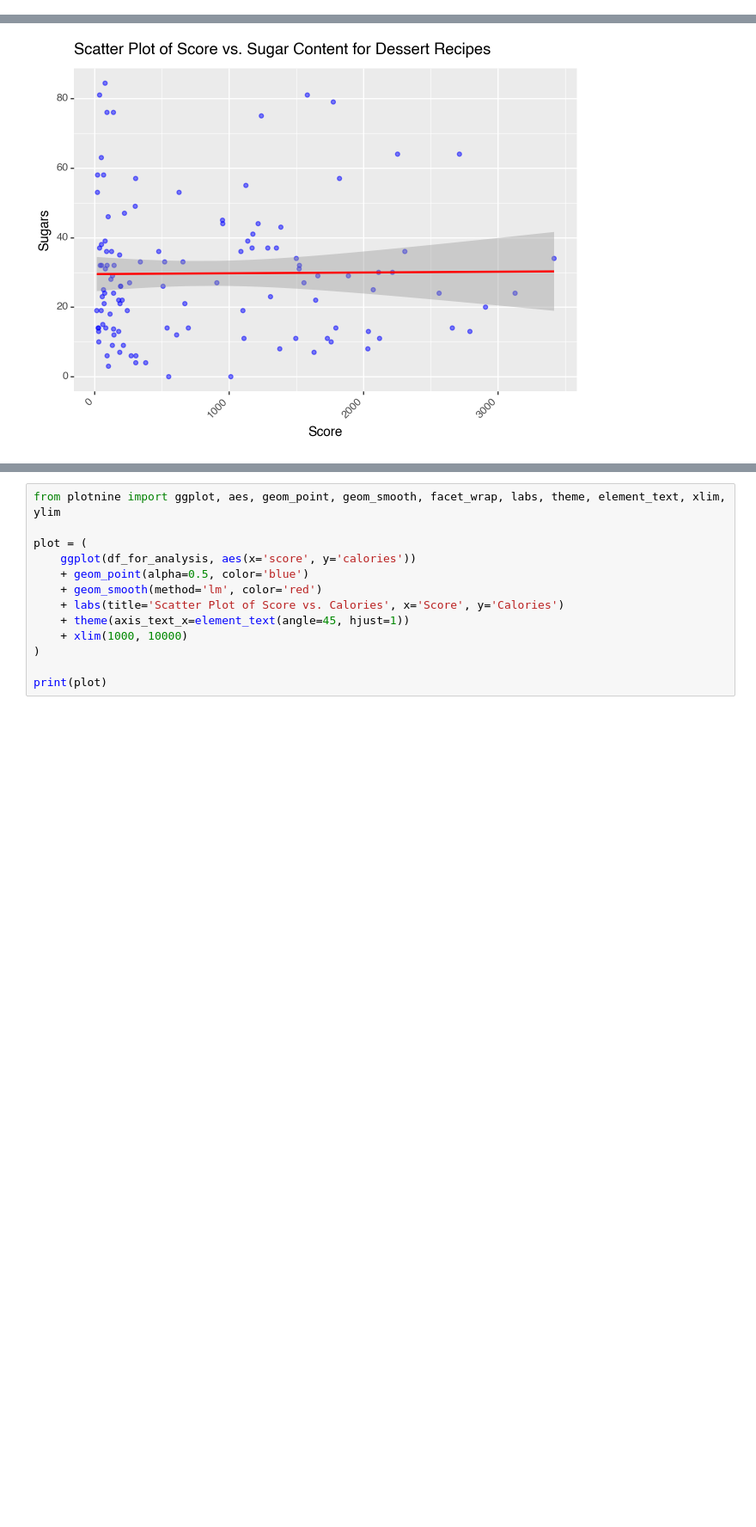
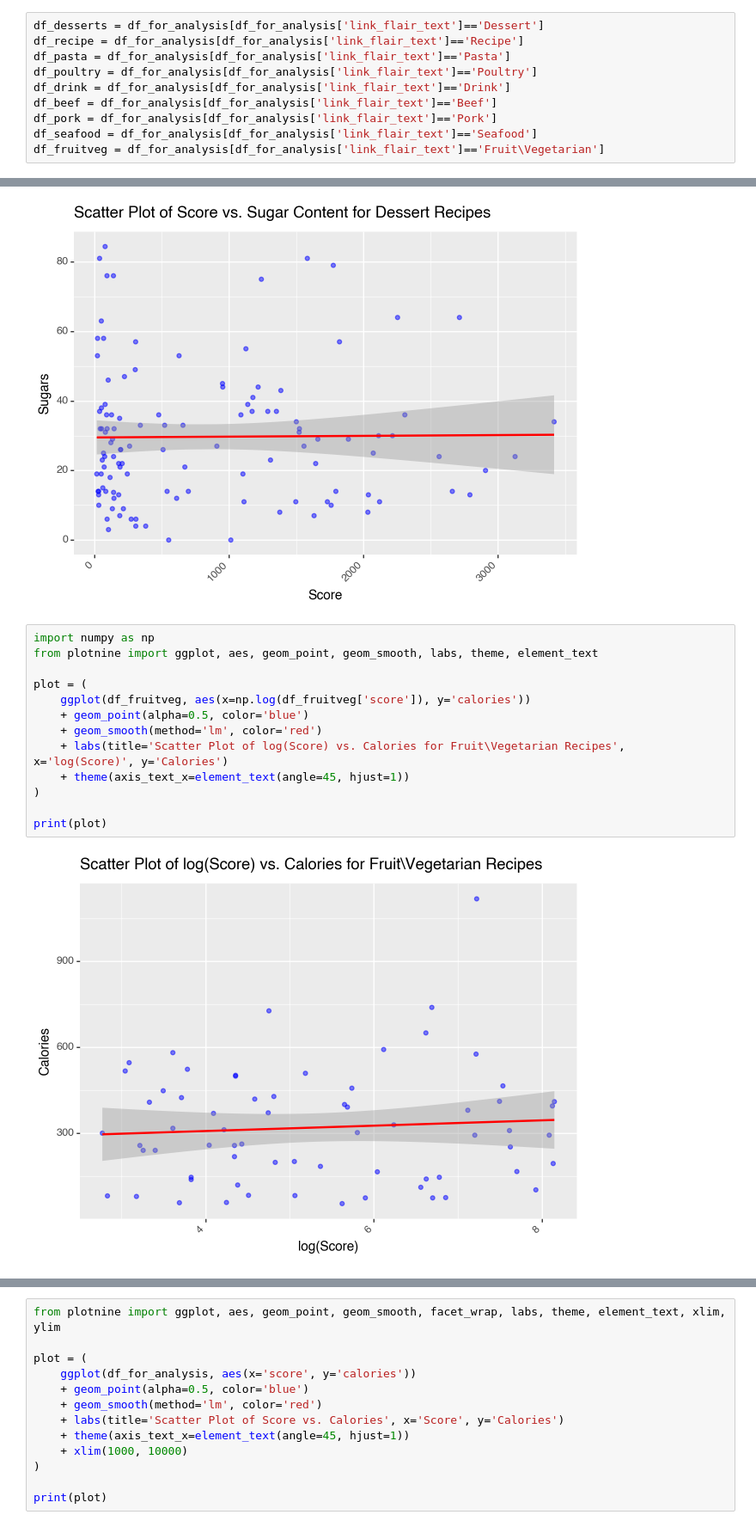
Before and after one commit to lse-ds105/ds105a-project-chadgpt, a Jupyter notebook: notebooks/04 Tests for Cosine Similarity.ipynb, the cells around one changed output, grey strips where cells are left out. Shown at 86% size. Saved outputs shown, nothing was run; the diff lists cells and outputs as text; blank space fills up the shorter version.

Commit message:
more plots

```diff
--- a/notebooks/04 Tests for Cosine Similarity.ipynb
+++ b/notebooks/04 Tests for Cosine Similarity.ipynb
@@ -201,3 +191,13 @@ df_desserts.head()
+# %%
+df_desserts = df_for_analysis[df_for_analysis['link_flair_text']=='Dessert']
+df_recipe = df_for_analysis[df_for_analysis['link_flair_text']=='Recipe']
+df_pasta = df_for_analysis[df_for_analysis['link_flair_text']=='Pasta']
+df_poultry = df_for_analysis[df_for_analysis['link_flair_text']=='Poultry']
+df_drink = df_for_analysis[df_for_analysis['link_flair_text']=='Drink']
+df_beef = df_for_analysis[df_for_analysis['link_flair_text']=='Beef']
+df_pork = df_for_analysis[df_for_analysis['link_flair_text']=='Pork']
+df_seafood = df_for_analysis[df_for_analysis['link_flair_text']=='Seafood']
+df_fruitveg = df_for_analysis[df_for_analysis['link_flair_text']=='Fruit\Vegetarian']
 # %%
 from plotnine import ggplot, aes, geom_point, geom_smooth, facet_wrap, labs, theme, element_text, xlim, ylim
 
@@ -212,3 +212,18 @@ plot = (
 print(plot)
 # %% [output]
 [figure]
+# %%
+import numpy as np
+from plotnine import ggplot, aes, geom_point, geom_smooth, labs, theme, element_text
+
+plot = (
+    ggplot(df_fruitveg, aes(x=np.log(df_fruitveg['score']), y='calories'))
+    + geom_point(alpha=0.5, color='blue')
+    + geom_smooth(method='lm', color='red')
+    + labs(title='Scatter Plot of log(Score) vs. Calories for Fruit\Vegetarian Recipes', x='log(Score)', y='Calories')
+    + theme(axis_text_x=element_text(angle=45, hjust=1))
+)
+
+print(plot)
+# %% [output]
+[figure, added]
```
Also changed, not shown: parts of 2 cells of this notebook.
